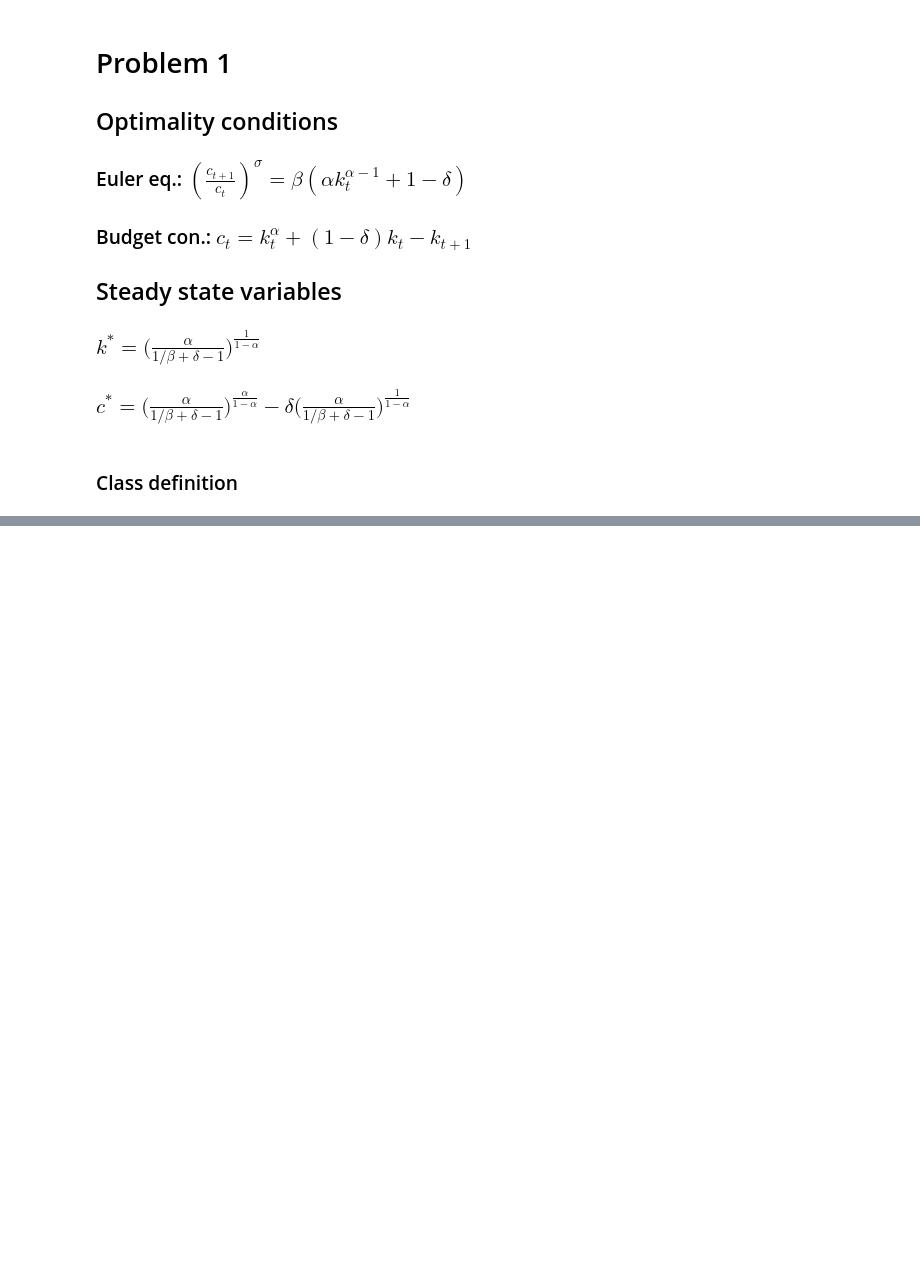
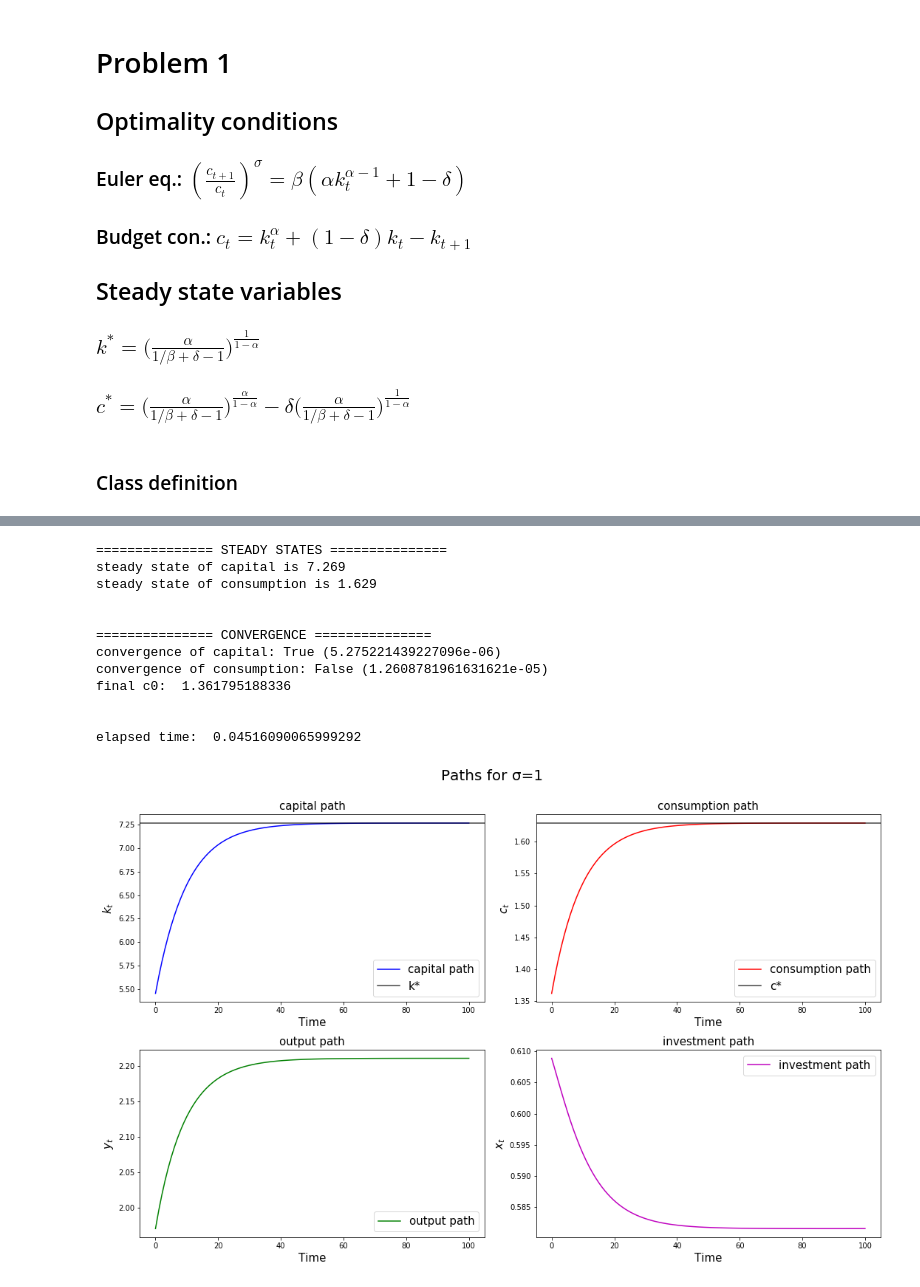
Before and after one commit to RadekDickinson/Macroeconomics_1, a Jupyter notebook: Problem_set_2.ipynb, the cells around one changed output, grey strips where cells are left out. Saved outputs shown, nothing was run; the diff lists cells and outputs as text; code cells hidden in the pictures; blank space fills up the shorter version.

```diff
--- a/Problem_set_2.ipynb
+++ b/Problem_set_2.ipynb
@@ -49,8 +52,8 @@ class Model:
 # %%
 def planning_problem(mod, c0, T=100, verbose=False):
 
-    k_star = mod.ss_capital()
-    c_star = mod.ss_consumption()
+    k_star = mod.k_star
+    c_star = mod.c_star
     k0 = 0.75*k_star
 
     # create consumption and capital path
@@ -68,7 +71,7 @@ def planning_problem(mod, c0, T=100, verbose=False):
         ct = consumption_path[t]
 
         kt1 = mod.update_capital(kt, ct)
-        ct1 = mod.update_consumption(kt, ct)
+        ct1 = mod.update_consumption(kt1, ct)
 
         capital_path[t+1] = kt1
         consumption_path[t+1] = ct1
@@ -90,11 +93,14 @@ def planning_problem(mod, c0, T=100, verbose=False):
         print('final c0: ', c0)
         print('\n')
 
-    return [[diff_k, diff_c], [k_star, c_star], [capital_path, consumption_path, output_path, investment_path]]
+    mod.paths = [capital_path, consumption_path, output_path, investment_path]
+
+    return diff_k, diff_c
 
 
 def plot_results(mod, T=100):
-    k_star, c_star = mod.stars
+    k_star = mod.k_star
+    c_star = mod.c_star
 
     fig, (ax12, ax34) = plt.subplots(2,2, figsize=(15,9))
     axes = np.append(ax12, ax34)
@@ -122,0 +132,42 @@ def plot_results(mod, T=100):
+# %%
+import warnings; warnings.filterwarnings('ignore')
+
+mod1 = Model(σ=1)
+
+start = timer()
+
+c0=Decimal(1)
+i=Decimal(1)
+
+for m in range(13):
+    for l in range(10):
+        diff_k, diff_c = planning_problem(mod1, c0=c0)
+
+        if diff_k<0:
+            c0+=i
+        else:
+            c0-=i
+    i=i/Decimal(10)
+
+# c0 = 1.349432374264484375928081209
+diff_k, diff_c = planning_problem(mod1, c0=c0, verbose=True)
+
+end = timer()
+print('elapsed time: ', end-start)
+
+# Plot it!!!
+plot_results(mod1)
+# %% [output]
+=============== STEADY STATES ===============
+steady state of capital is 7.269
+steady state of consumption is 1.629
+
+
+=============== CONVERGENCE ===============
+convergence of capital: True (5.275221439227096e-06)
+convergence of consumption: False (1.2608781961631621e-05)
+final c0:  1.361795188336
+
+
+elapsed time:  0.04516090065999292
+[figure, added]
```
Also changed, not shown: parts of 15 cells of this notebook.
